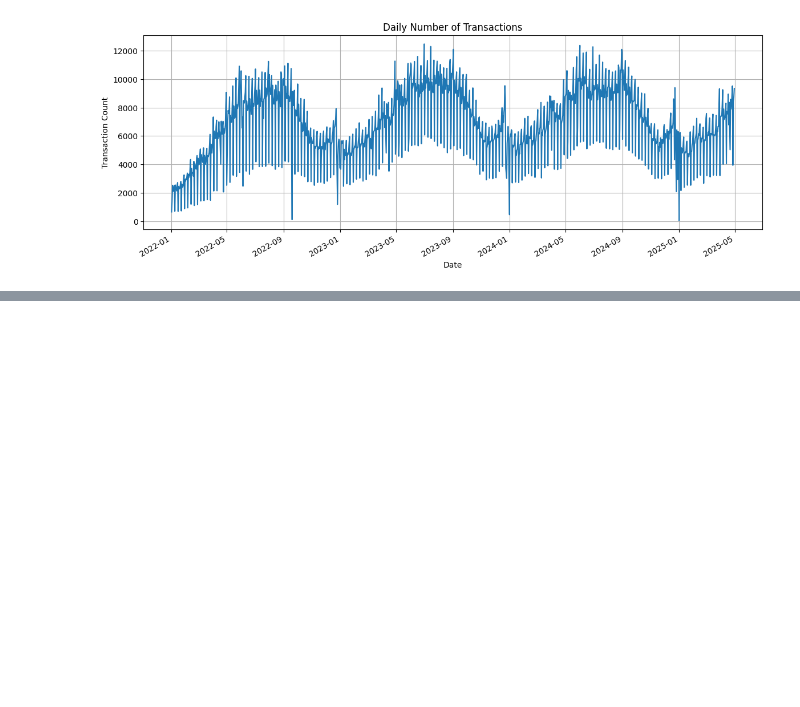
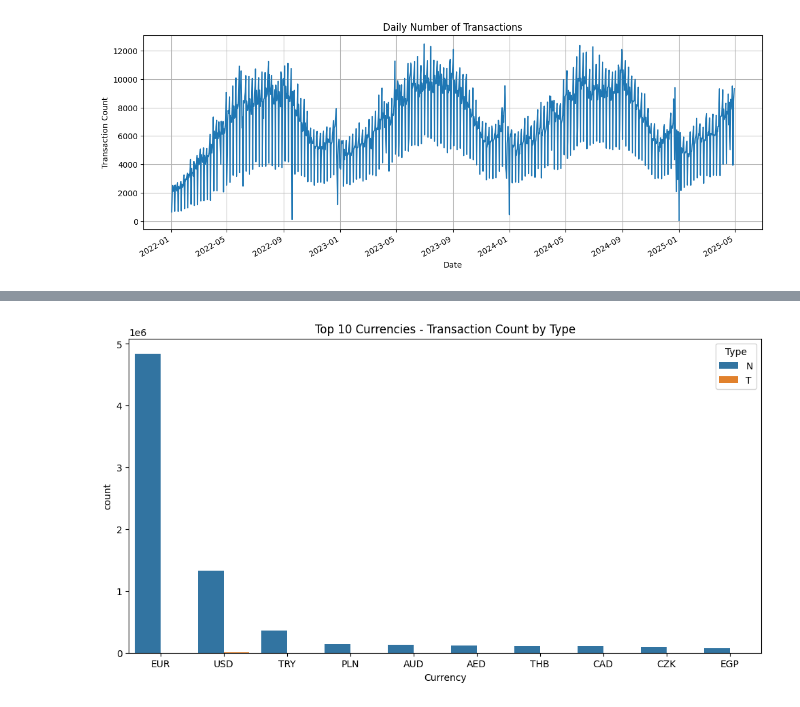
Before and after one commit to ASHIKAMOHAN/Sales_Forecasting, a Jupyter notebook: Sales_Forecasting.ipynb, the cells around one changed output, grey strips where cells are left out. Drawn from its saved outputs; the diff is of its cells as text; code cells hidden in the pictures; blank space fills up the shorter version.

```diff
--- a/Sales_Forecasting.ipynb
+++ b/Sales_Forecasting.ipynb
@@ -111,0 +120,11 @@ plt.show()
+# %%
+top_currencies = sales_df['Currency'].value_counts().head(10).index
+df_top = sales_df[sales_df['Currency'].isin(top_currencies)]
+
+plt.figure(figsize=(12,6))
+sns.countplot(data=df_top, x='Currency', order=top_currencies, hue='Type')
+plt.title('Top 10 Currencies - Transaction Count by Type')
+#plt.xticks(rotation=45)
+plt.show()
+# %% [output]
+[figure, added]
```
Also changed, not shown: parts of 14 cells of this notebook.
